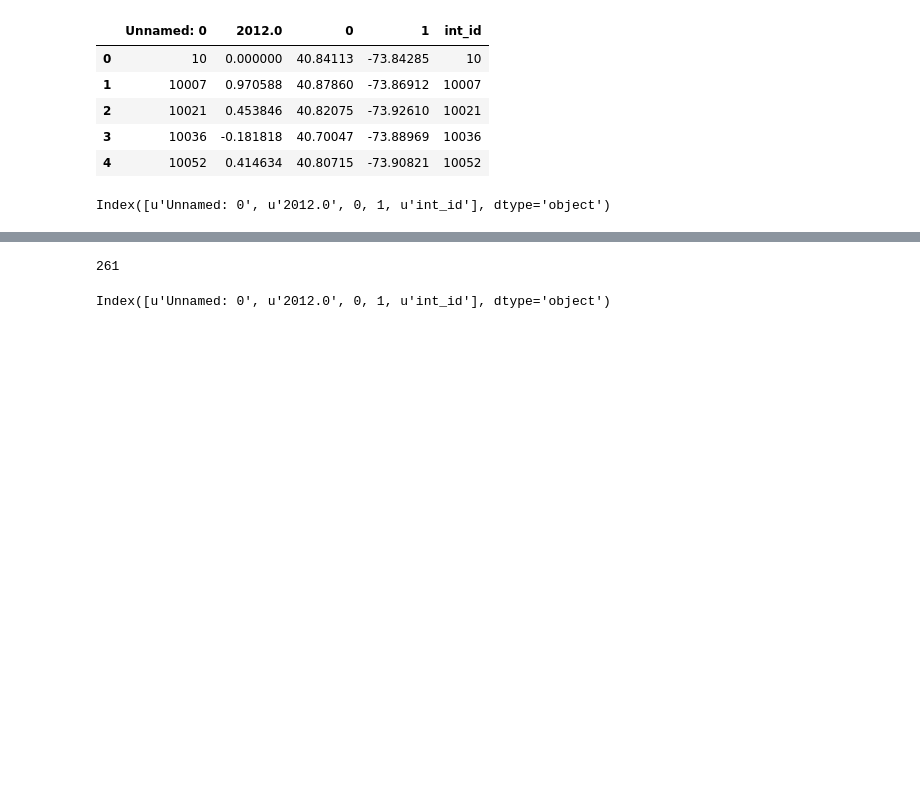
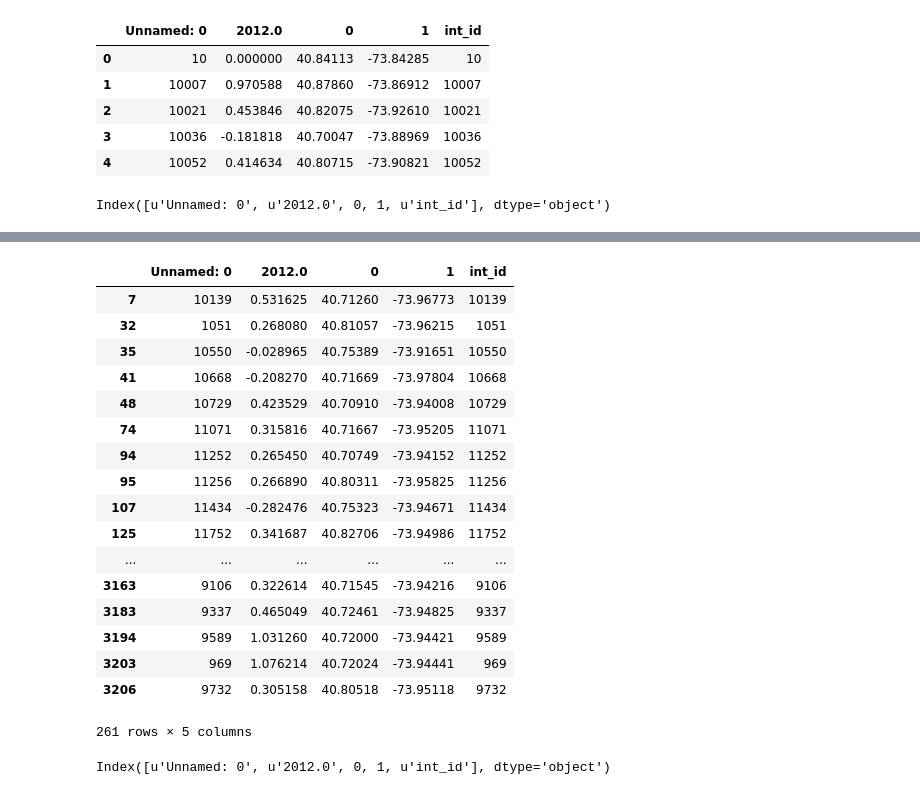
Before and after one commit to AmandaDoyle/BigDataTaxiFinalProject, a Jupyter notebook: filtering_by_both.ipynb, the cells around one changed output, grey strips where cells are left out. Cells and saved outputs as stored; diff of their text form; code cells hidden in the pictures; blank space fills up the shorter version.

```diff
--- a/filtering_by_both.ipynb
+++ b/filtering_by_both.ipynb
@@ -98,13 +122,30 @@ re_withints.head()
 # %%
-change_ints = list(with_int.index)
+change_ints = list(with_int['int_id'])
 # len(set(change_ints).intersection(test1))
-in_both = re_withints[re_withints['Unnamed: 0'].isin(change_ints)]
+in_both = re_withints[re_withints['int_id'].isin(change_ints)]
 # %%
 #in_both.columns
 #in_both = in_both.drop('2010.0', axis = 1)
-len(in_both)
+in_both
 # %% [output]
+|  | Unnamed: 0 | 2012.0 | 0 | 1 | int_id |
+| 7 | 10139 | 0.531625 | 40.71260 | -73.96773 | 10139 |
+| 32 | 1051 | 0.268080 | 40.81057 | -73.96215 | 1051 |
+| 35 | 10550 | -0.028965 | 40.75389 | -73.91651 | 10550 |
+| 41 | 10668 | -0.208270 | 40.71669 | -73.97804 | 10668 |
+| 48 | 10729 | 0.423529 | 40.70910 | -73.94008 | 10729 |
+| 74 | 11071 | 0.315816 | 40.71667 | -73.95205 | 11071 |
+| 94 | 11252 | 0.265450 | 40.70749 | -73.94152 | 11252 |
+| 95 | 11256 | 0.266890 | 40.80311 | -73.95825 | 11256 |
+| 107 | 11434 | -0.282476 | 40.75323 | -73.94671 | 11434 |
+| 125 | 11752 | 0.341687 | 40.82706 | -73.94986 | 11752 |
+| ... | ... | ... | ... | ... | ... |
+| 3163 | 9106 | 0.322614 | 40.71545 | -73.94216 | 9106 |
+| 3183 | 9337 | 0.465049 | 40.72461 | -73.94825 | 9337 |
+| 3194 | 9589 | 1.031260 | 40.72000 | -73.94421 | 9589 |
+| 3203 | 969 | 1.076214 | 40.72024 | -73.94441 | 969 |
+| 3206 | 9732 | 0.305158 | 40.80518 | -73.95118 | 9732 |
-261
+261 rows × 5 columns
 # %%
 in_both.to_csv('intsinboth.csv')
 # %%
```
Also changed, not shown: parts of 6 cells of this notebook, 3 other files.
